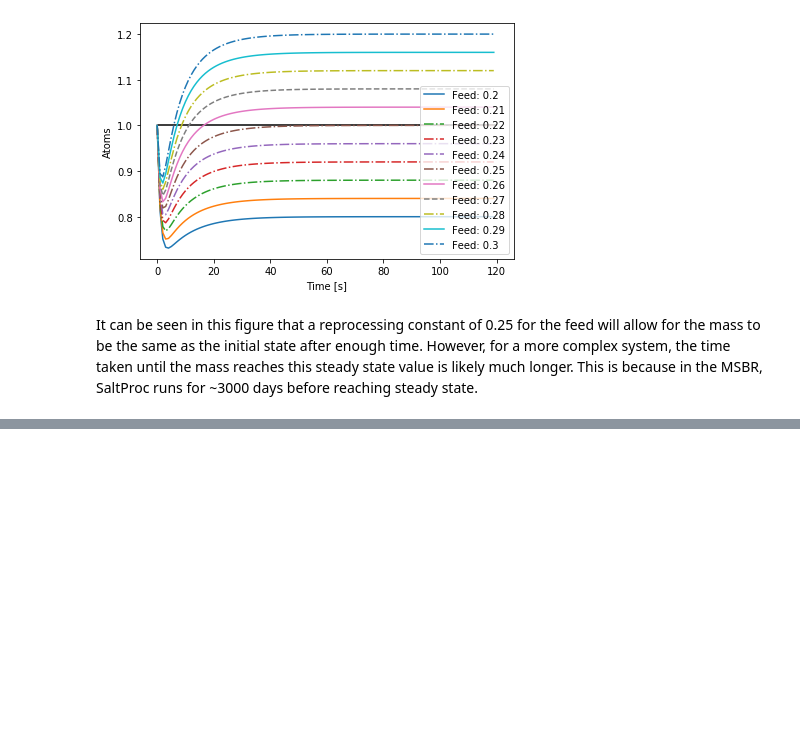
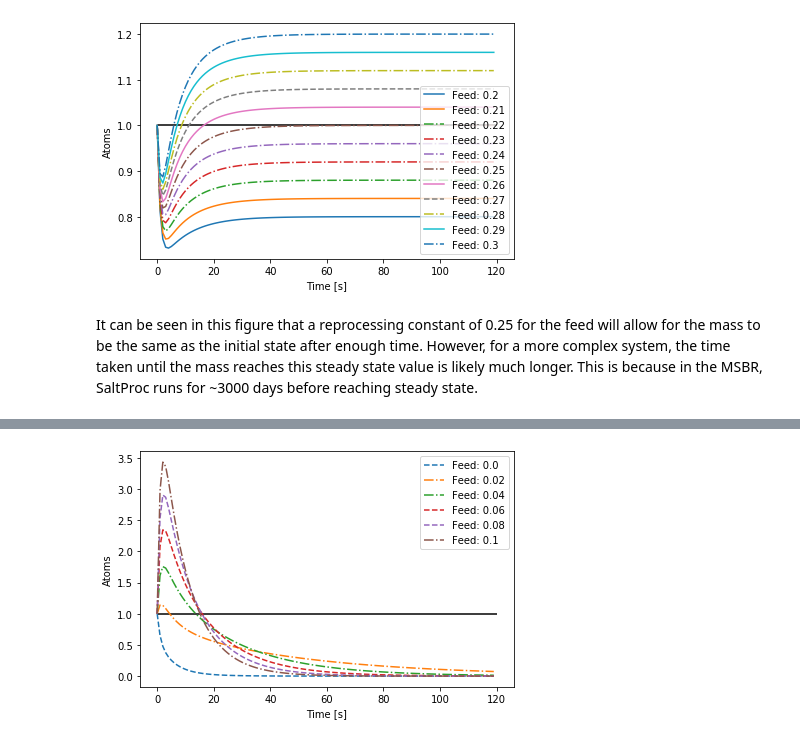
Before and after one commit to arfc/msr-neutronics, a Jupyter notebook: msr-flows/Notes/continuous_mass_balance.ipynb, the cells around one changed output, grey strips where cells are left out. Drawn from its saved outputs; the diff is of its cells as text; code cells hidden in the pictures; blank space fills up the shorter version.

```diff
--- a/msr-flows/Notes/continuous_mass_balance.ipynb
+++ b/msr-flows/Notes/continuous_mass_balance.ipynb
@@ -131,38 +144,49 @@ end_time = 120
 gamma_x = 0.2
 gamma_y = 0.8
 phi = 1
 sig_x = 0.5
 sig_y = 0.5
 lam_x = 0.1
 lam_y = 0.2
 N_feed_0 = 1
+N_x_0 = 0
+N_y_0 = 0
+N_source_0 = 100
 ts = np.arange(0, end_time, 1)
 x = phi * sig_x
 y = phi * sig_y
+h = x+y
+c = N_feed_0
+g = N_source_0
 
 # This is the value we can freely change, the feed rate
-dx = 0.01
-lam_f_s = np.arange(0.2, 0.3+dx, dx)
+max_val = 0.1
+dx = max_val / 5
+lam_f_s = np.arange(0, max_val + dx, dx)
 lines = ["-","--","-.",":"]
 for lam_f in lam_f_s:
+    f = lam_f
     sum_list = list()
     line_style = lines[np.random.randint(0, len(lines) - 1)]
     for t in ts:
-        N_feed = N_feed_0 * np.exp(-t * (x + y)) + lam_f / (x+y) * (1 - np.exp(-t * (x+y)))
+        N_source = g * np.exp(-f * t)
+        N_feed = c * np.exp(-t * h) + f*g/(h-f) * (np.exp(-f*t) - np.exp(-h*t))
         a = x * gamma_x
         b = lam_x
-        c = a / (1-b) - (a/b + a / (1-b)) * lam_f
-        N_x = - a * lam_f * np.exp(-t) / (b-1) + a * lam_f / (b-1) - a * lam_f / ((b-1)*b) + (a*np.exp(-t))/(b-1) + c * np.exp(-b * t)
+        k = N_x_0 + (a * c * h - a * c * f) / ((b-h) * (f-h))
+        N_x = k * np.exp(-b*t) + ((a*c*f - a*c*h + a*f*g)*np.exp(-h*t) - a*f*g*np.exp(-f*t)) / ((b-h)*(f-h))
         a = y * gamma_y
         b = lam_y
-        c = a / (1-b) - (a/b + a / (1-b)) * lam_f
-        N_y = - a * lam_f * np.exp(-t) / (b-1) + a * lam_f / (b-1) - a * lam_f / ((b-1)*b) + (a*np.exp(-t))/(b-1) + c * np.exp(-b * t)
+        k = N_y_0 + (a * c * h - a * c * f) / ((b-h) * (f-h))
+        N_y = k * np.exp(-b*t) + ((a*c*f - a*c*h + a*f*g)*np.exp(-h*t) - a*f*g*np.exp(-f*t)) / ((b-h)*(f-h))
         sum_val = N_feed + N_x + N_y
         sum_list.append(sum_val)
     plt.plot(ts, sum_list, line_style, label=f'Feed: {round(lam_f, 3)}')
-plt.hlines(1, 0, end_time)
+plt.hlines(sum_list[0], 0, end_time)
 plt.ylabel('Atoms')
 plt.xlabel('Time [s]')
 plt.legend()
 plt.tight_layout()
 plt.show()
+# %% [output]
+[figure, added]
```
Also changed, not shown: parts of 4 cells of this notebook, 1 other file.
